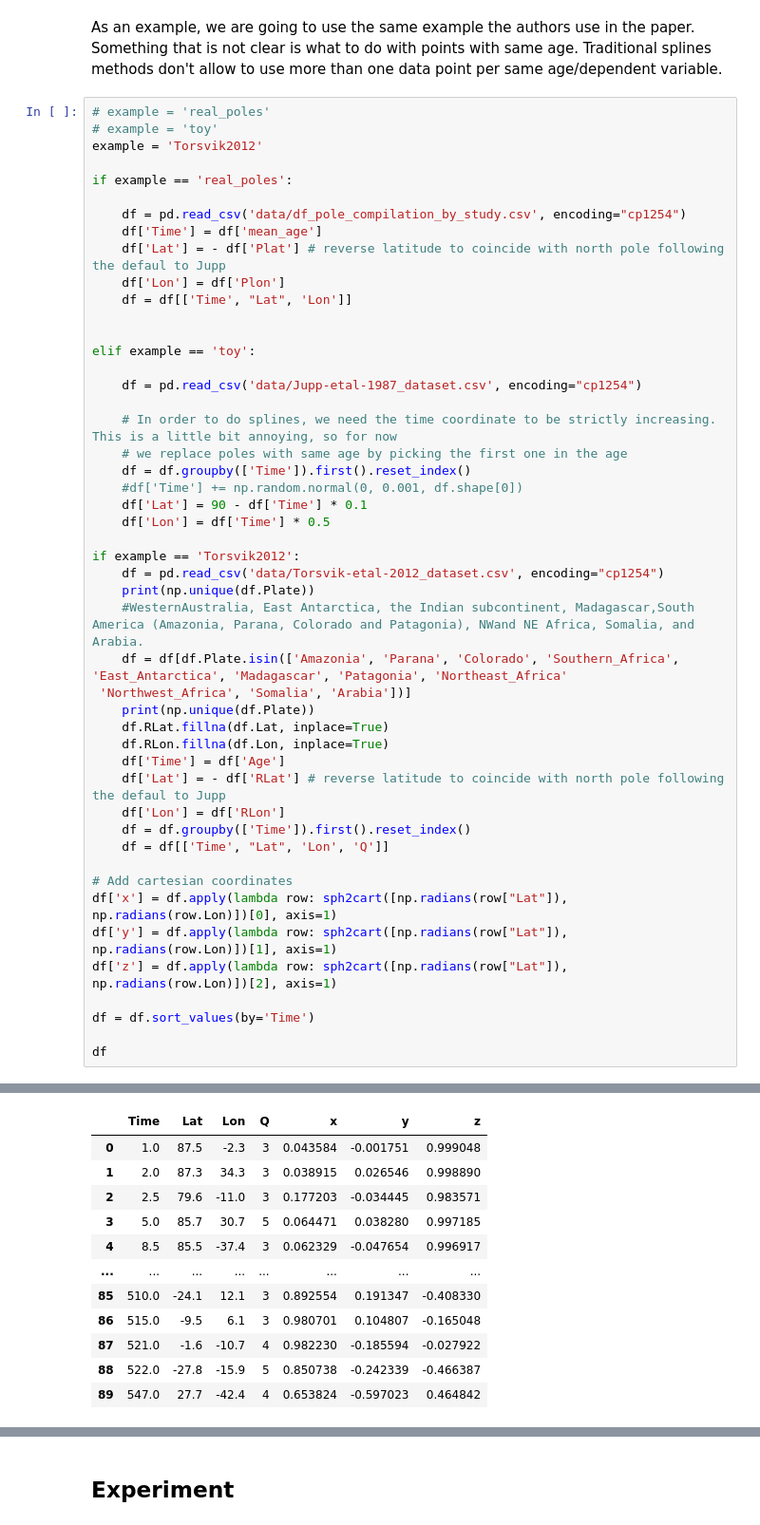
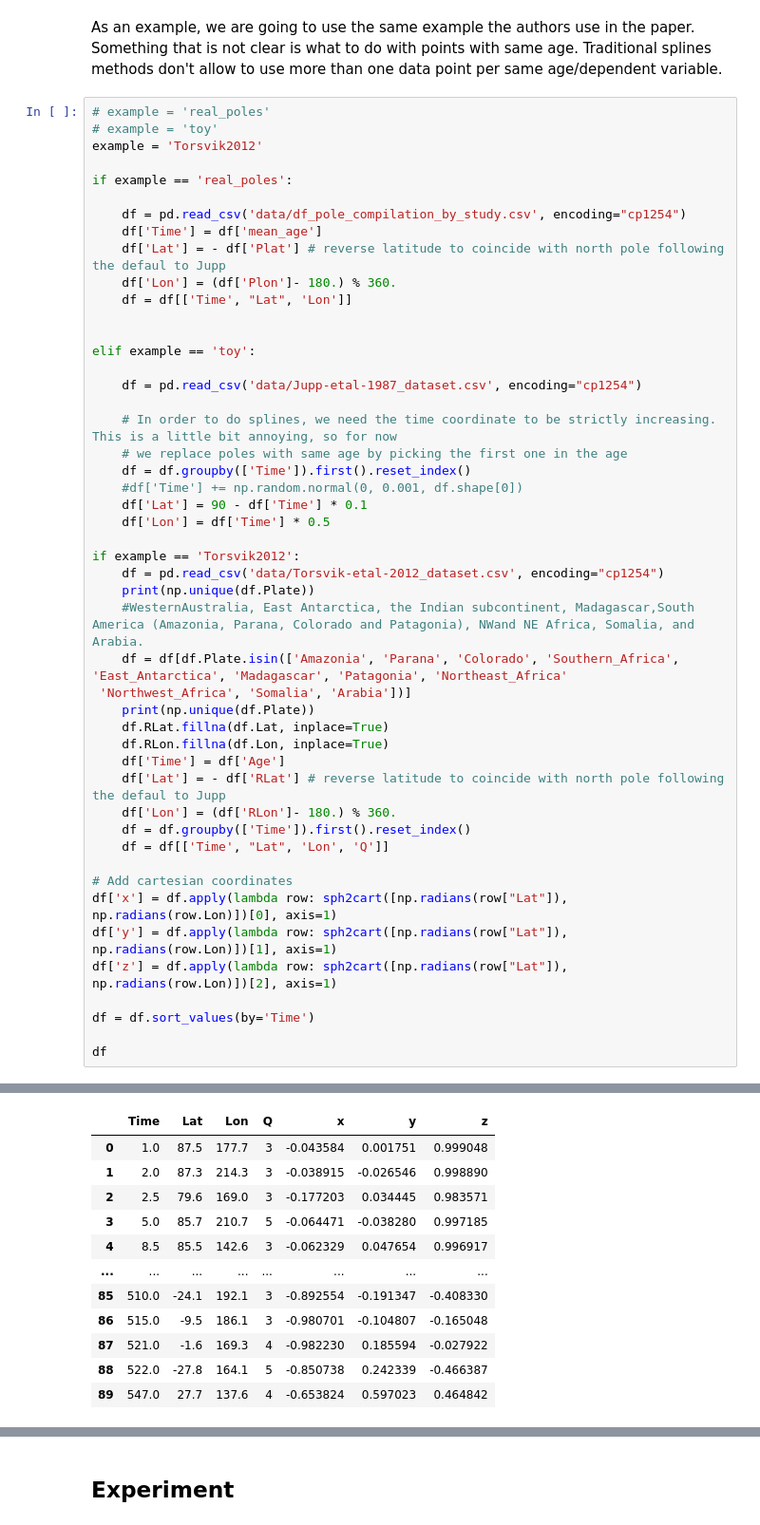
Before and after one commit to PolarWandering/PaleoStats, a Jupyter notebook: Spherical_Splines.ipynb, the cells around one changed output, grey strips where cells are left out. Shown at 95% size. Cells and saved outputs as stored; diff of their text form.

```diff
--- a/Spherical_Splines.ipynb
+++ b/Spherical_Splines.ipynb
@@ -36,7 +40,7 @@ if example == 'real_poles':
     df = pd.read_csv('data/df_pole_compilation_by_study.csv', encoding="cp1254")
     df['Time'] = df['mean_age']
     df['Lat'] = - df['Plat'] # reverse latitude to coincide with north pole following the defaul to Jupp
-    df['Lon'] = df['Plon']
+    df['Lon'] = (df['Plon']- 180.) % 360.
     df = df[['Time', "Lat", 'Lon']]
 
 
@@ -54,45 +58,45 @@ elif example == 'toy':
 if example == 'Torsvik2012':
     df = pd.read_csv('data/Torsvik-etal-2012_dataset.csv', encoding="cp1254")
     print(np.unique(df.Plate))
     #WesternAustralia, East Antarctica, the Indian subcontinent, Madagascar,South America (Amazonia, Parana, Colorado and Patagonia), NWand NE Africa, Somalia, and Arabia.
     df = df[df.Plate.isin(['Amazonia', 'Parana', 'Colorado', 'Southern_Africa', 'East_Antarctica', 'Madagascar', 'Patagonia', 'Northeast_Africa'
  'Northwest_Africa', 'Somalia', 'Arabia'])]
     print(np.unique(df.Plate))
     df.RLat.fillna(df.Lat, inplace=True)
     df.RLon.fillna(df.Lon, inplace=True)
     df['Time'] = df['Age']
     df['Lat'] = - df['RLat'] # reverse latitude to coincide with north pole following the defaul to Jupp
-    df['Lon'] = df['RLon']
+    df['Lon'] = (df['RLon']- 180.) % 360.
     df = df.groupby(['Time']).first().reset_index()
     df = df[['Time', "Lat", 'Lon', 'Q']]
 
 # Add cartesian coordinates
 df['x'] = df.apply(lambda row: sph2cart([np.radians(row["Lat"]), np.radians(row.Lon)])[0], axis=1)
 df['y'] = df.apply(lambda row: sph2cart([np.radians(row["Lat"]), np.radians(row.Lon)])[1], axis=1)
 df['z'] = df.apply(lambda row: sph2cart([np.radians(row["Lat"]), np.radians(row.Lon)])[2], axis=1)
 
 df = df.sort_values(by='Time')
 
 df
 # %% [output]
 ['Amazonia' 'Arabia' 'Australia' 'Colorado' 'East_Antarctica'
  'East_Gondwana' 'Madagascar' 'Meseta' 'Northeast_Africa'
  'Northwest_Africa' 'Parana' 'Patagonia' 'Somalia' 'Southern_Africa'
  'europe' 'greenland' 'north_america']
 ['Amazonia' 'Arabia' 'Colorado' 'East_Antarctica' 'Madagascar' 'Parana'
  'Patagonia' 'Somalia' 'Southern_Africa']
 |  | Time | Lat | Lon | Q | x | y | z |
-| 0 | 1.0 | 87.5 | -2.3 | 3 | 0.043584 | -0.001751 | 0.999048 |
-| 1 | 2.0 | 87.3 | 34.3 | 3 | 0.038915 | 0.026546 | 0.998890 |
-| 2 | 2.5 | 79.6 | -11.0 | 3 | 0.177203 | -0.034445 | 0.983571 |
-| 3 | 5.0 | 85.7 | 30.7 | 5 | 0.064471 | 0.038280 | 0.997185 |
-| 4 | 8.5 | 85.5 | -37.4 | 3 | 0.062329 | -0.047654 | 0.996917 |
+| 0 | 1.0 | 87.5 | 177.7 | 3 | -0.043584 | 0.001751 | 0.999048 |
+| 1 | 2.0 | 87.3 | 214.3 | 3 | -0.038915 | -0.026546 | 0.998890 |
+| 2 | 2.5 | 79.6 | 169.0 | 3 | -0.177203 | 0.034445 | 0.983571 |
+| 3 | 5.0 | 85.7 | 210.7 | 5 | -0.064471 | -0.038280 | 0.997185 |
+| 4 | 8.5 | 85.5 | 142.6 | 3 | -0.062329 | 0.047654 | 0.996917 |
 | ... | ... | ... | ... | ... | ... | ... | ... |
-| 85 | 510.0 | -24.1 | 12.1 | 3 | 0.892554 | 0.191347 | -0.408330 |
-| 86 | 515.0 | -9.5 | 6.1 | 3 | 0.980701 | 0.104807 | -0.165048 |
-| 87 | 521.0 | -1.6 | -10.7 | 4 | 0.982230 | -0.185594 | -0.027922 |
-| 88 | 522.0 | -27.8 | -15.9 | 5 | 0.850738 | -0.242339 | -0.466387 |
-| 89 | 547.0 | 27.7 | -42.4 | 4 | 0.653824 | -0.597023 | 0.464842 |
+| 85 | 510.0 | -24.1 | 192.1 | 3 | -0.892554 | -0.191347 | -0.408330 |
+| 86 | 515.0 | -9.5 | 186.1 | 3 | -0.980701 | -0.104807 | -0.165048 |
+| 87 | 521.0 | -1.6 | 169.3 | 4 | -0.982230 | 0.185594 | -0.027922 |
+| 88 | 522.0 | -27.8 | 164.1 | 5 | -0.850738 | 0.242339 | -0.466387 |
+| 89 | 547.0 | 27.7 | 137.6 | 4 | -0.653824 | 0.597023 | 0.464842 |
 90 rows × 7 columns
 # %%
 plt.figure(figsize=(10,10))
```
Also changed, not shown: parts of 6 cells of this notebook.
